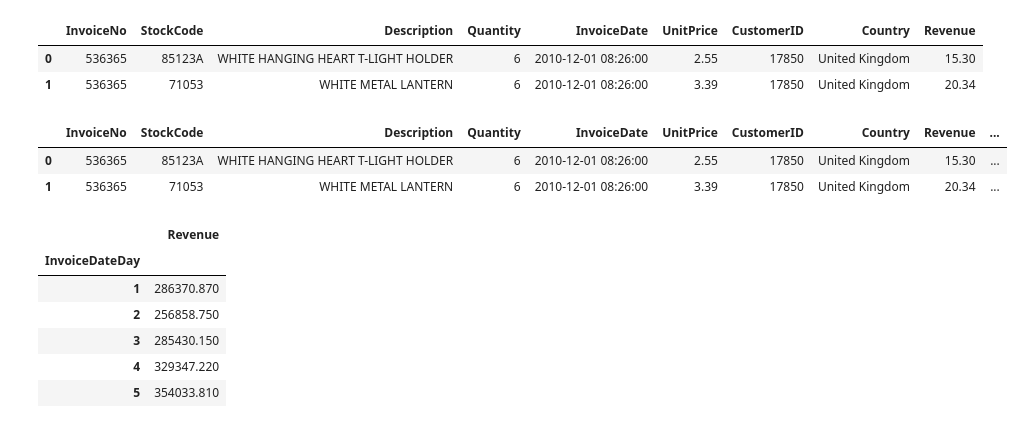
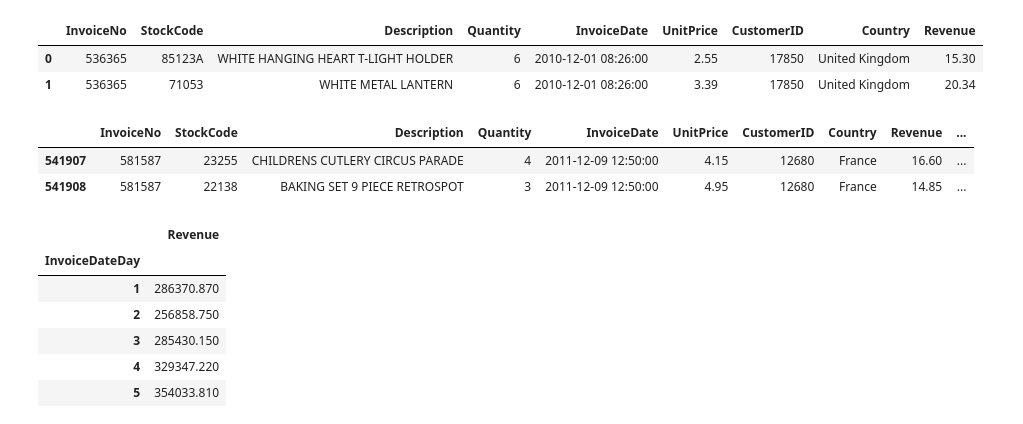
Before and after one commit to kurek0010/data-science-bootcamp, a Jupyter notebook: 02_analiza_danych/06_sql_porownanie.ipynb, the cells around one changed output. Saved outputs shown, nothing was run; the diff lists cells and outputs as text; code cells hidden in the pictures.

```diff
--- a/02_analiza_danych/06_sql_porownanie.ipynb
+++ b/02_analiza_danych/06_sql_porownanie.ipynb
@@ -351,11 +399,11 @@ retail.head(2)
 | 1 | 536365 | 71053 | WHITE METAL LANTERN | 6 | 2010-12-01 08:26:00 | 3.39 | 17850 | United Kingdom | 20.34 |
 # %%
 retail['InvoiceDateDay'] = retail.InvoiceDate.dt.day
-retail.head(2)
+retail.tail(2)
 # %% [output]
 |  | InvoiceNo | StockCode | Description | Quantity | InvoiceDate | UnitPrice | CustomerID | Country | Revenue | ... |
-| 0 | 536365 | 85123A | WHITE HANGING HEART T-LIGHT HOLDER | 6 | 2010-12-01 08:26:00 | 2.55 | 17850 | United Kingdom | 15.30 | ... |
-| 1 | 536365 | 71053 | WHITE METAL LANTERN | 6 | 2010-12-01 08:26:00 | 3.39 | 17850 | United Kingdom | 20.34 | ... |
+| 541907 | 581587 | 23255 | CHILDRENS CUTLERY CIRCUS PARADE | 4 | 2011-12-09 12:50:00 | 4.15 | 12680 | France | 16.60 | ... |
+| 541908 | 581587 | 22138 | BAKING SET 9 PIECE RETROSPOT | 3 | 2011-12-09 12:50:00 | 4.95 | 12680 | France | 14.85 | ... |
 # %%
 # SELECT InvoiceDateDay, sum(Revenue) FROM retail GROUP BY InvoiceDateDay;
 results = retail.groupby('InvoiceDateDay').aggregate({'Revenue': np.sum})
```
Also changed, not shown: parts of 13 cells of this notebook.
